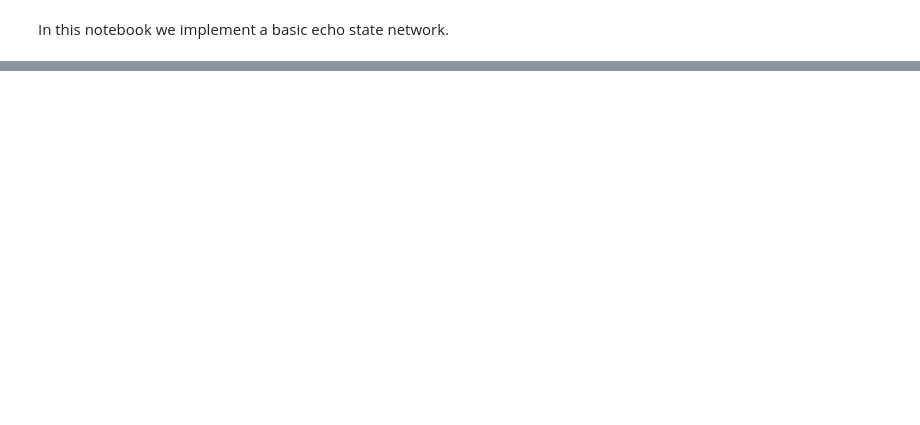
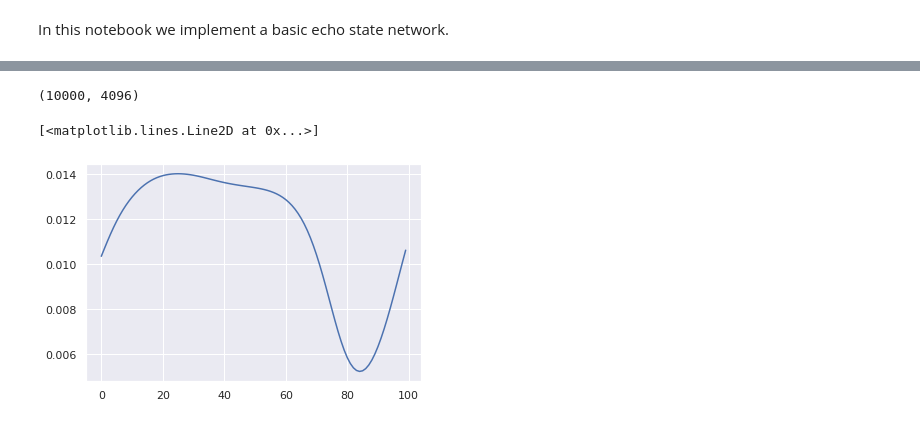
Before and after one commit to PhIMaL/reservoirtaming, a Jupyter notebook: notebooks/echostate_implementation/basic_echo_state.ipynb, the cells around one changed output, grey strips where cells are left out. Drawn from its saved outputs; the diff is of its cells as text; code cells hidden in the pictures; blank space fills up the shorter version.

```diff
--- a/notebooks/echostate_implementation/basic_echo_state.ipynb
+++ b/notebooks/echostate_implementation/basic_echo_state.ipynb
@@ -84,3 +84,12 @@ Wall time: 11.9 s
+# %%
+output.shape
+# %% [output]
+(10000, 4096)
+# %%
+plt.plot(output[5000:5100, 400])
+# %% [output]
+[<matplotlib.lines.Line2D at 0x...>]
+[figure, added]
 # %%
 %%time
 # Now we calculate the output layer using l2
```
Also changed, not shown: parts of 7 cells of this notebook, 10 other files.
